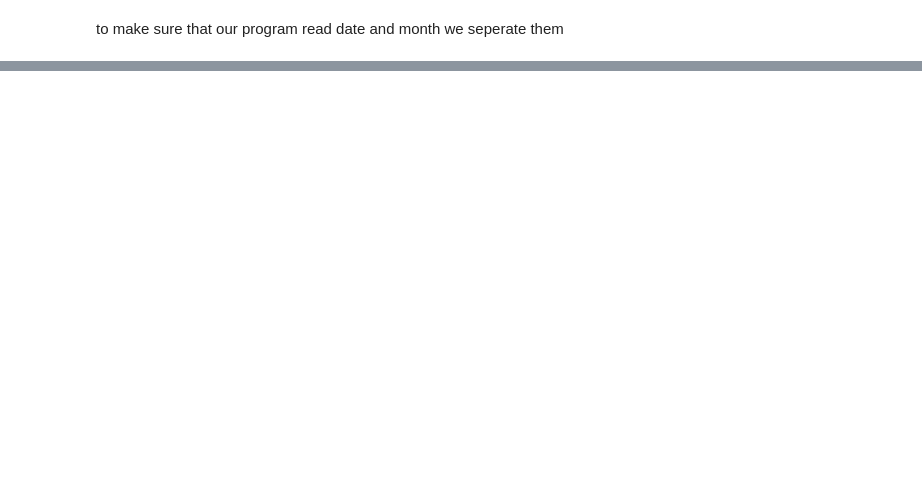
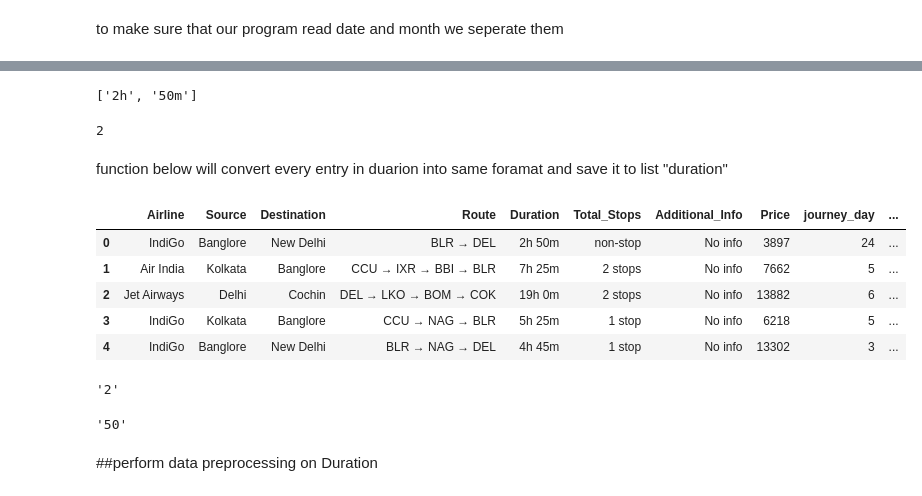
Before and after one commit to sheldon-o/fare-prediction-ds-project, a Jupyter notebook: fare_prediction_ds_.ipynb, the cells around one changed output, grey strips where cells are left out. Cells and saved outputs as stored; diff of their text form; code cells hidden in the pictures; blank space fills up the shorter version.

```diff
--- a/fare_prediction_ds_.ipynb
+++ b/fare_prediction_ds_.ipynb
@@ -50,0 +187,43 @@ train_data.head()
+# %%
+ x='2h 50m'
+ print(x.split(' '))
+ len(x.split(' '))
+# %% [output]
+['2h', '50m']
+2
+# %% [markdown]
+function below will convert every entry in duarion into same foramat
+and save it to list "duration"
+# %%
+for i in range(len(duration)):
+  if len(duration[i].split(" ")) == 2:
+    pass
+  else:
+    if 'h' in duration[i]:
+      duration[i]=duration[i] + ' 0m'
+      ##duration[i]= duration[i] +' ' +'0m'
+    else:
+      duration[i]='0h ' + duration[i]
+# %%
+train_data['Duration'] = duration
+# %%
+train_data.head()
+# %% [output]
+|  | Airline | Source | Destination | Route | Duration | Total_Stops | Additional_Info | Price | journey_day | ... |
+| 0 | IndiGo | Banglore | New Delhi | BLR → DEL | 2h 50m | non-stop | No info | 3897 | 24 | ... |
+| 1 | Air India | Kolkata | Banglore | CCU → IXR → BBI → BLR | 7h 25m | 2 stops | No info | 7662 | 5 | ... |
+| 2 | Jet Airways | Delhi | Cochin | DEL → LKO → BOM → COK | 19h 0m | 2 stops | No info | 13882 | 6 | ... |
+| 3 | IndiGo | Kolkata | Banglore | CCU → NAG → BLR | 5h 25m | 1 stop | No info | 6218 | 5 | ... |
+| 4 | IndiGo | Banglore | New Delhi | BLR → NAG → DEL | 4h 45m | 1 stop | No info | 13302 | 3 | ... |
+# %%
+## test run on duation
+'2h 50m'.split(' ')[0]
+'2h 50m'.split(' ')[0][0:-1]
+# %% [output]
+'2'
+# %%
+'2h 50m'.split(' ')[1][0:-1]
+# %% [output]
+'50'
+# %% [markdown]
+##perform data preprocessing on Duration
```
Also changed, not shown: parts of 40 cells of this notebook.
